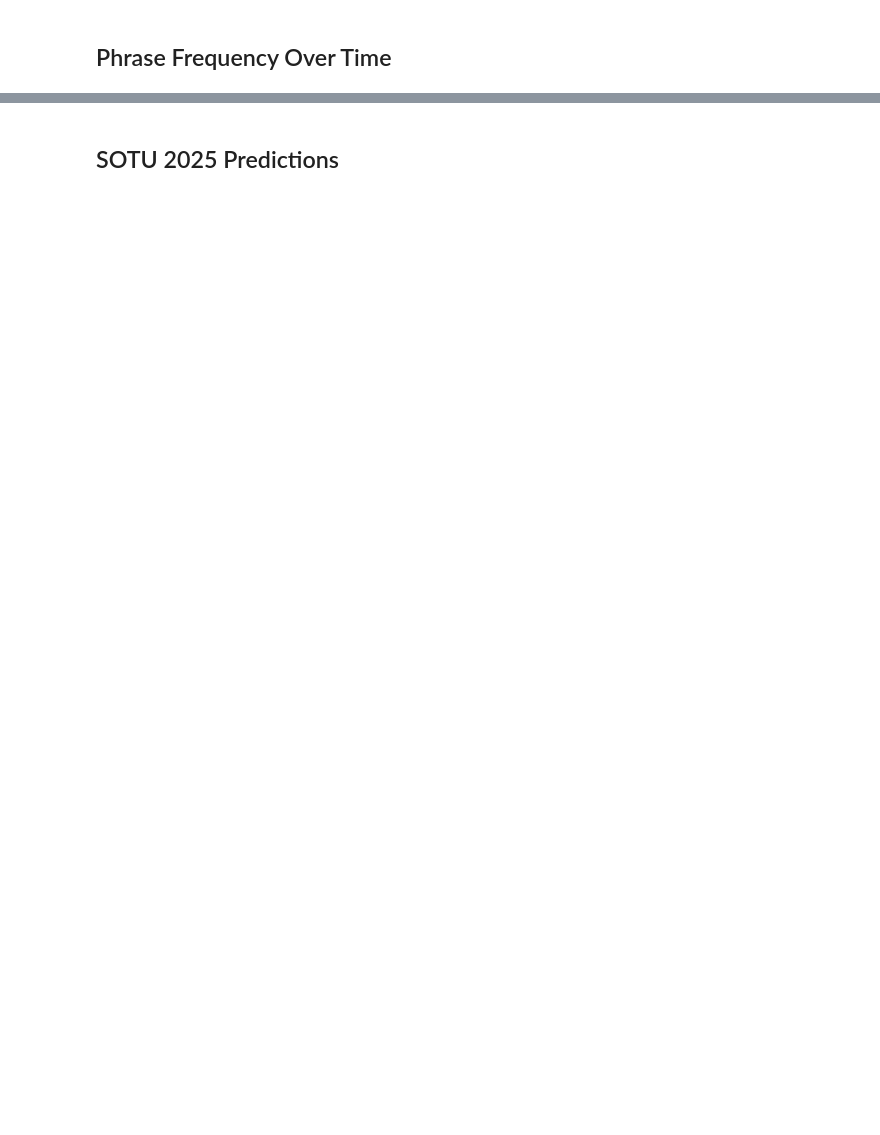
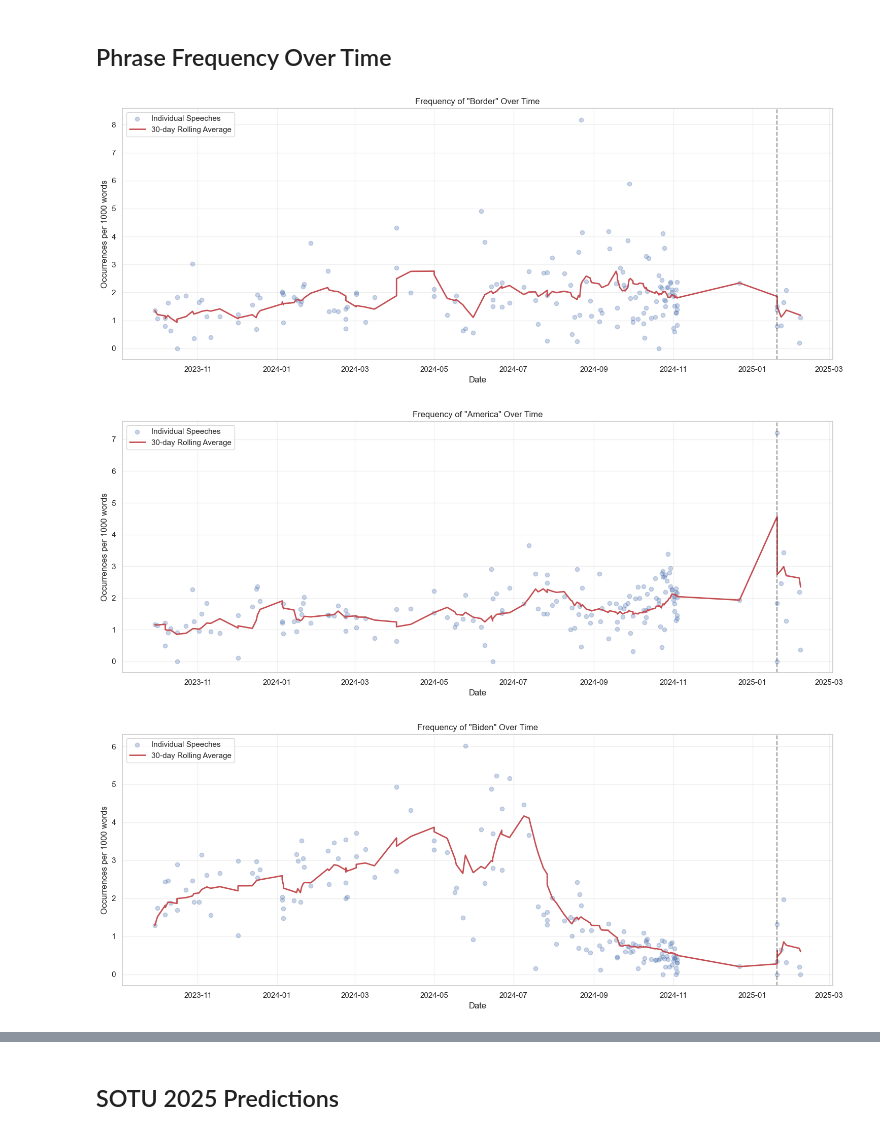
Before and after one commit to jsteng19/kalshi-research, a Jupyter notebook: notebooks/sotu_analysis.ipynb, the cells around one changed output, grey strips where cells are left out. Drawn from its saved outputs; the diff is of its cells as text; code cells hidden in the pictures; blank space fills up the shorter version.

```diff
--- a/notebooks/sotu_analysis.ipynb
+++ b/notebooks/sotu_analysis.ipynb
@@ -23,6 +23,9 @@ plt.rcParams['figure.figsize'] = [12, 6]
 # Set pandas display options
 pd.set_option('display.max_rows', None)
 pd.set_option('display.max_colwidth', None)
+# %%
+CONTEXT_WINDOW = 100  # Number of characters before/after for context
+INAUGURATION_DATE = datetime(2025, 1, 20)
 # %%
 SEARCH_PHRASES = {
     'Immigration': r'\b(illegal\s+immigra(nt|nts|nt\'s|nts\')|immigration)\b',
@@ -151,31 +170,38 @@ def plot_phrase_frequency_over_time(df, phrase, window=30):
     """Plot the frequency of a phrase over time with a rolling average"""
     # Calculate frequency per 1000 words for each speech
     df = df.copy()
     df[f'{phrase}_freq'] = (df[phrase] / df['text_length']) * 1000
 
     # Calculate rolling average
     freq_series = df.set_index('date')[f'{phrase}_freq']
     rolling_avg = freq_series.rolling(window=f'{window}D', min_periods=1).mean()
 
     # Plot
     plt.figure(figsize=(15, 6))
     plt.scatter(freq_series.index, freq_series.values, alpha=0.3, label='Individual Speeches')
     plt.plot(rolling_avg.index, rolling_avg.values, 'r-', linewidth=2, label=f'{window}-day Rolling Average')
 
     plt.title(f'Frequency of "{phrase}" Over Time')
     plt.xlabel('Date')
     plt.ylabel('Occurrences per 1000 words')
     plt.legend()
     plt.grid(True, alpha=0.3)
 
     # Add vertical line for inauguration
     plt.axvline(x=INAUGURATION_DATE, color='k', linestyle='--', alpha=0.5, label='Inauguration')
 
     plt.tight_layout()
     plt.show()
 
 # Plot time series for top 5 most frequent phrases
-top_phrases = df.drop(['date', 'file', 'category', 'text_length', 'text'], axis=1).sum().nlargest(5).index
+# Get top 5 most frequent phrases plus additional phrases of interest
+base_phrases = df.drop(['date', 'file', 'category', 'text_length', 'text'], axis=1).sum().nlargest(5).index
+additional_phrases = ['Elon', 'January 6', 'Crypto', 'TikTok']
+top_phrases = pd.Index(list(base_phrases) + additional_phrases)
 
 for phrase in top_phrases:
     plot_phrase_frequency_over_time(df[df['category'] == 'speech'], phrase)
+# %% [output]
+[figure, added]
+[figure, added]
+[figure, added]
```
Also changed, not shown: parts of 5 cells of this notebook.
